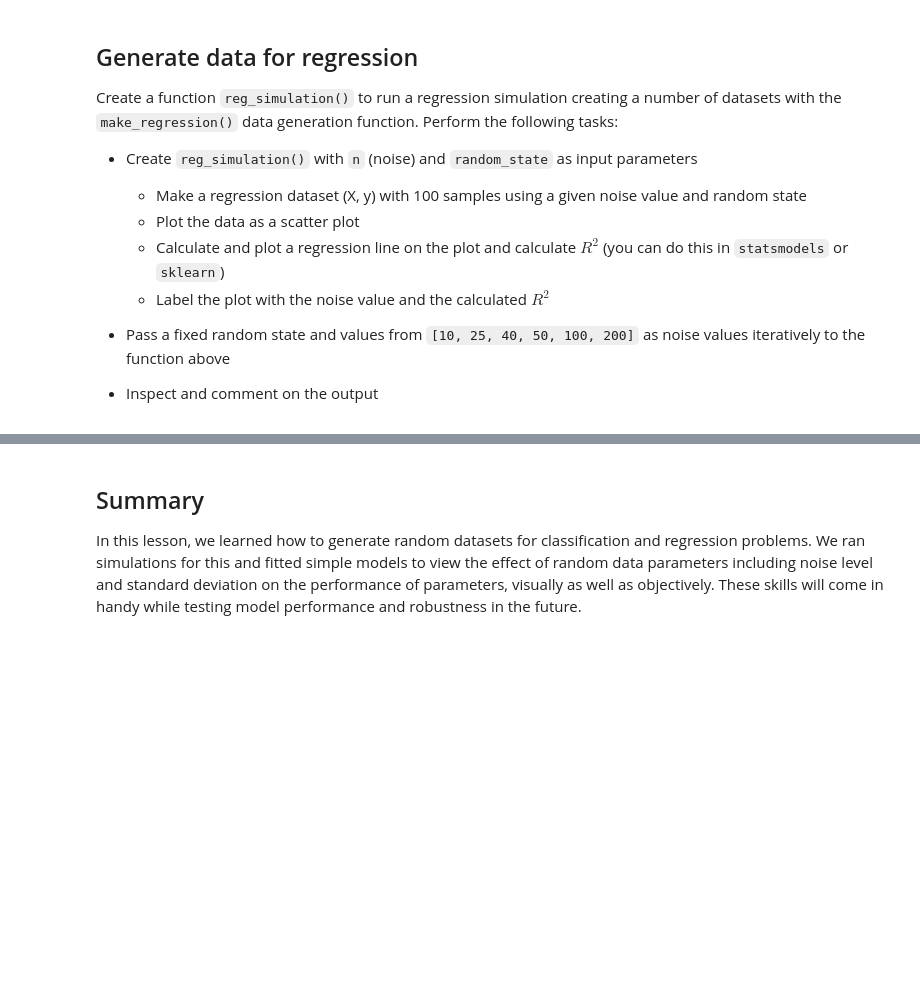
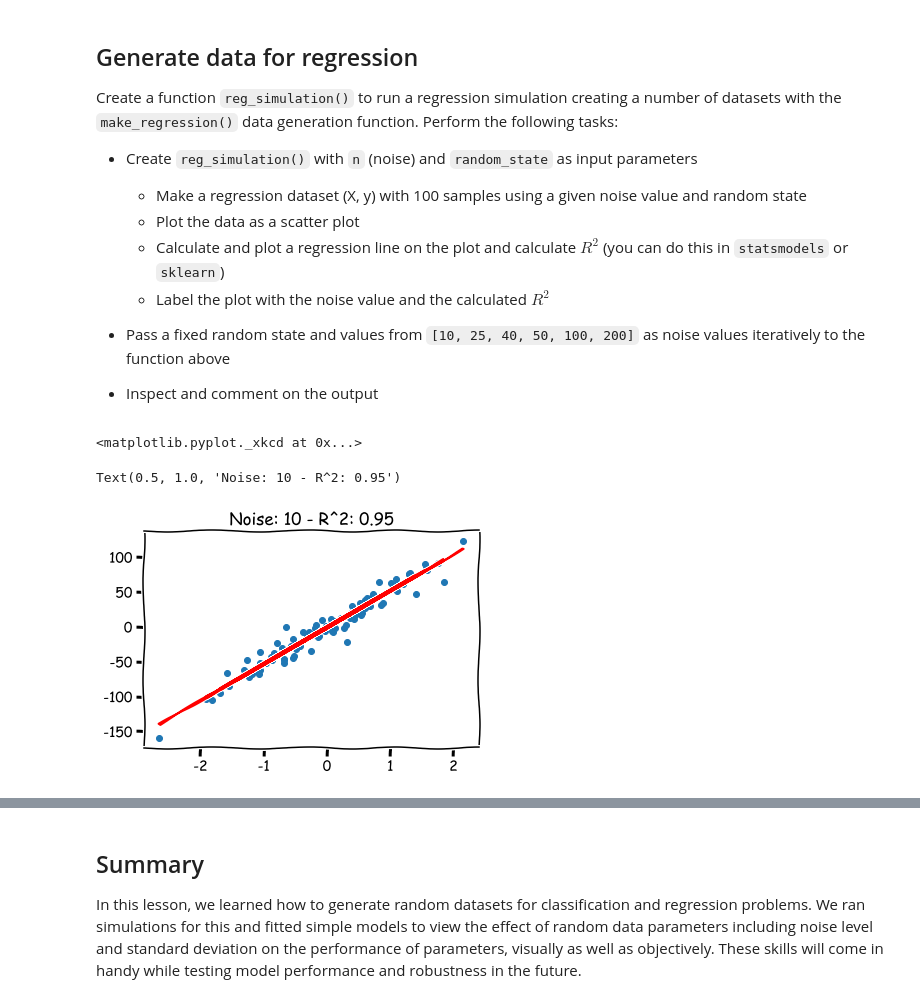
Before and after one commit to Marissa841/dsc-generating-data-lab, a Jupyter notebook: index.ipynb, the cells around one changed output, grey strips where cells are left out. Saved outputs shown, nothing was run; the diff lists cells and outputs as text; code cells hidden in the pictures; blank space fills up the shorter version.

```diff
--- a/index.ipynb
+++ b/index.ipynb
@@ -64,6 +114,30 @@ Create a function `reg_simulation()` to run a regression simulation creating a n
 
 * Pass a fixed random state and values from `[10, 25, 40, 50, 100, 200]` as noise values iteratively to the function above
 * Inspect and comment on the output
+# %%
+from sklearn.linear_model import LinearRegression
+import numpy as np
+plt.xkcd()
+# %% [output]
+<matplotlib.pyplot._xkcd at 0x...>
+# %%
+n = 10
+random_state=11
+
+# make a regression dataset
+X, y = make_regression(n_samples = 100, n_features=1, random_state=random_state, noise=n)
+# plot data
+plt.scatter(X, y)
+
+# make instance of linear regression
+lr = LinearRegression()
+lr.fit(X, y)
+y_pred = lr.predict(X)
+plt.plot(X, y_pred, color='red')
+plt.title(f'Noise: {n} - R^2: {np.round(lr.score(X, y), 2)}')
+# %% [output]
+Text(0.5, 1.0, 'Noise: 10 - R^2: 0.95')
+[figure, added]
 # %%
 # Import necessary libraries
 
```
Also changed, not shown: parts of 15 cells of this notebook.
